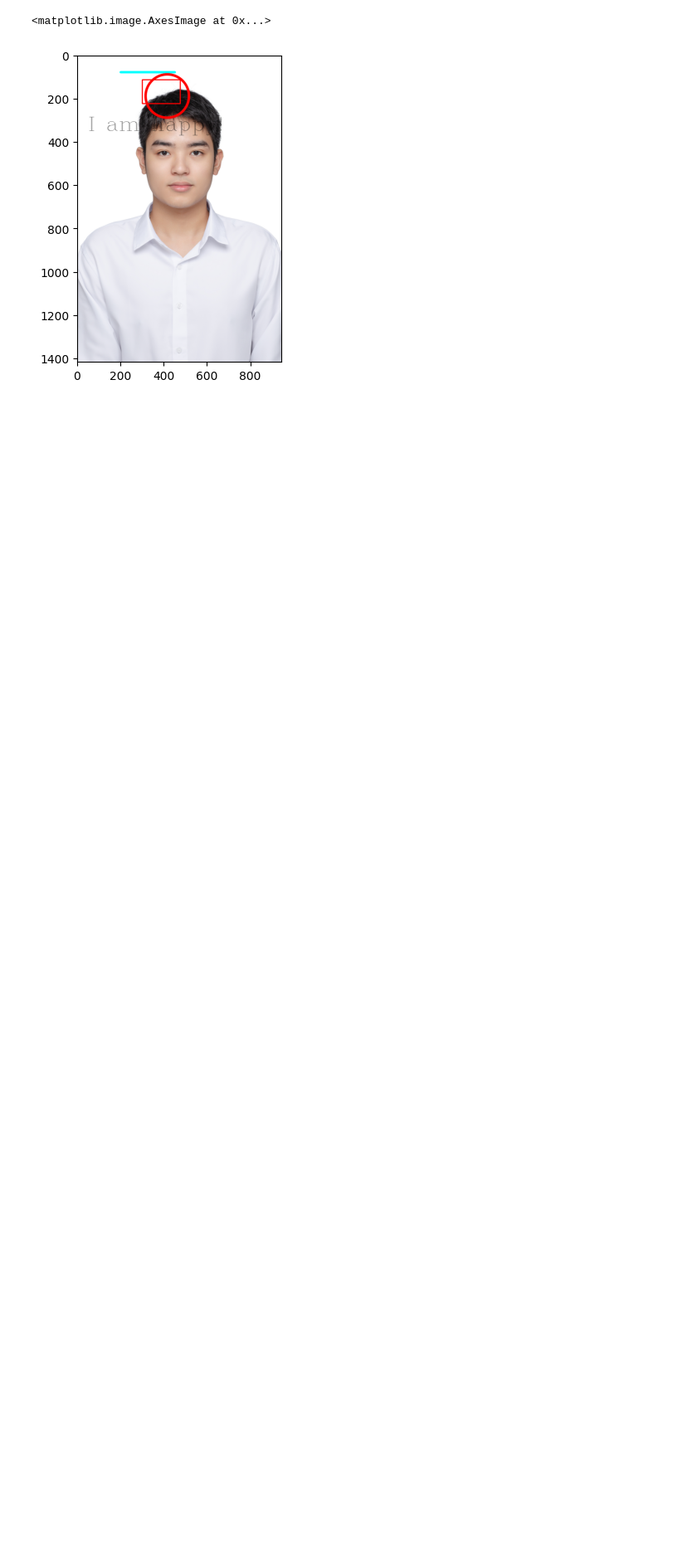
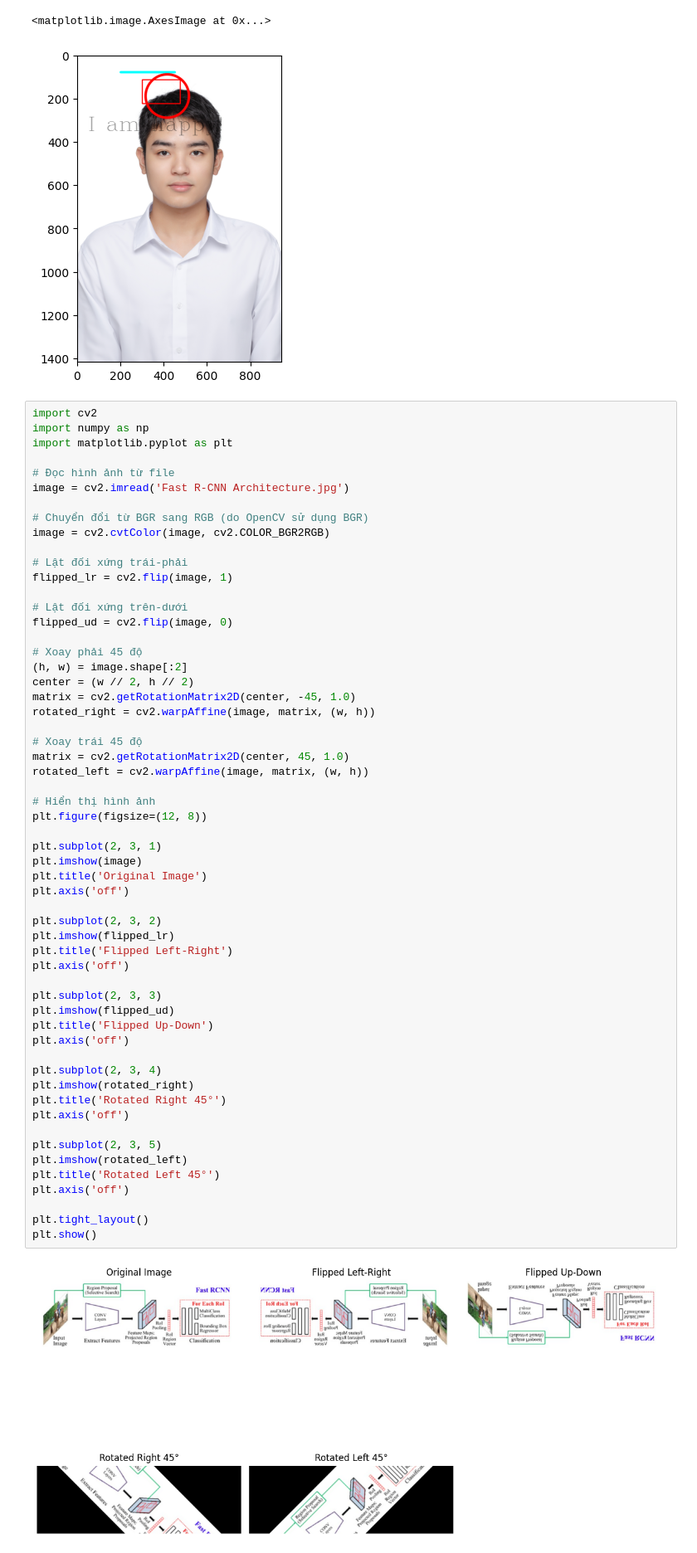
Before and after one commit to house3173/Learn_OpenCV, a Jupyter notebook: Core/Basic operations on Image.ipynb, the cells around one changed output. Shown at 83% size. Cells and saved outputs as stored; diff of their text form; blank space fills up the shorter version.

```diff
--- a/Core/Basic operations on Image.ipynb
+++ b/Core/Basic operations on Image.ipynb
@@ -194,3 +194,62 @@ plt.imshow(imageDraw[:, :, ::-1])
 # %% [output]
 <matplotlib.image.AxesImage at 0x...>
 [figure]
+# %%
+import cv2
+import numpy as np
+import matplotlib.pyplot as plt
+
+# Đọc hình ảnh từ file
+image = cv2.imread('Fast R-CNN Architecture.jpg')
+
+# Chuyển đổi từ BGR sang RGB (do OpenCV sử dụng BGR)
+image = cv2.cvtColor(image, cv2.COLOR_BGR2RGB)
+
+# Lật đối xứng trái-phải
+flipped_lr = cv2.flip(image, 1)
+
+# Lật đối xứng trên-dưới
+flipped_ud = cv2.flip(image, 0)
+
+# Xoay phải 45 độ
+(h, w) = image.shape[:2]
+center = (w // 2, h // 2)
+matrix = cv2.getRotationMatrix2D(center, -45, 1.0)
+rotated_right = cv2.warpAffine(image, matrix, (w, h))
+
+# Xoay trái 45 độ
+matrix = cv2.getRotationMatrix2D(center, 45, 1.0)
+rotated_left = cv2.warpAffine(image, matrix, (w, h))
+
+# Hiển thị hình ảnh
+plt.figure(figsize=(12, 8))
+
+plt.subplot(2, 3, 1)
+plt.imshow(image)
+plt.title('Original Image')
+plt.axis('off')
+
+plt.subplot(2, 3, 2)
+plt.imshow(flipped_lr)
+plt.title('Flipped Left-Right')
+plt.axis('off')
+
+plt.subplot(2, 3, 3)
+plt.imshow(flipped_ud)
+plt.title('Flipped Up-Down')
+plt.axis('off')
+
+plt.subplot(2, 3, 4)
+plt.imshow(rotated_right)
+plt.title('Rotated Right 45°')
+plt.axis('off')
+
+plt.subplot(2, 3, 5)
+plt.imshow(rotated_left)
+plt.title('Rotated Left 45°')
+plt.axis('off')
+
+plt.tight_layout()
+plt.show()
+# %% [output]
+[figure, added]
```
Also changed, not shown: 2 other files.
